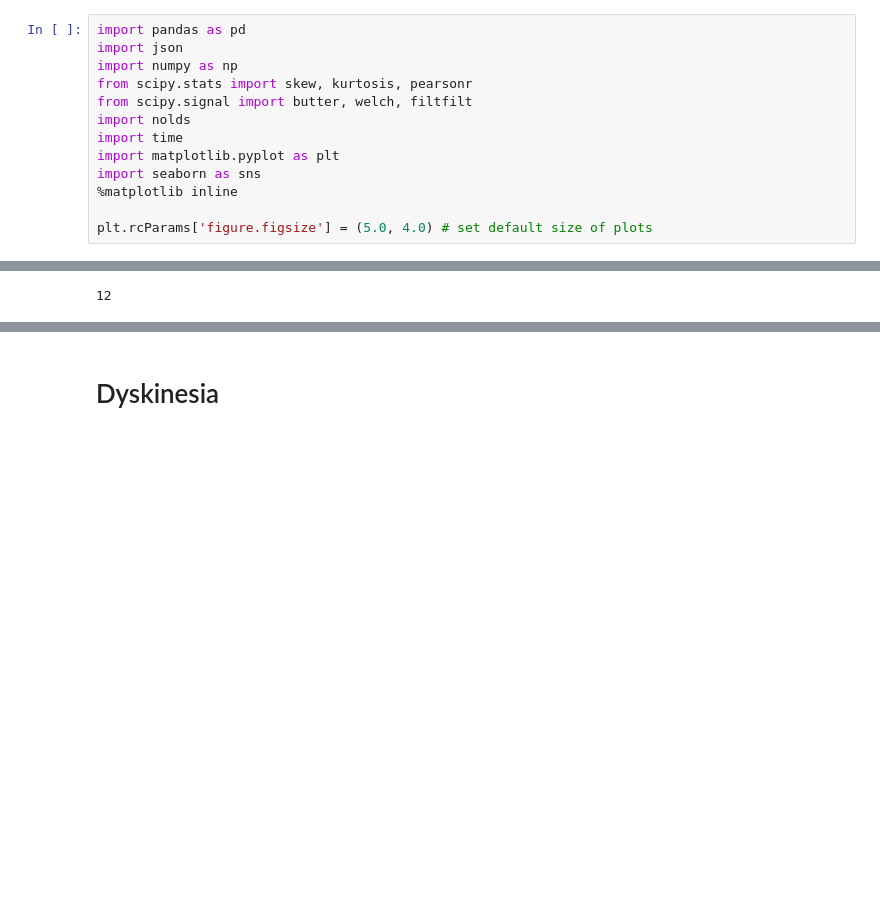
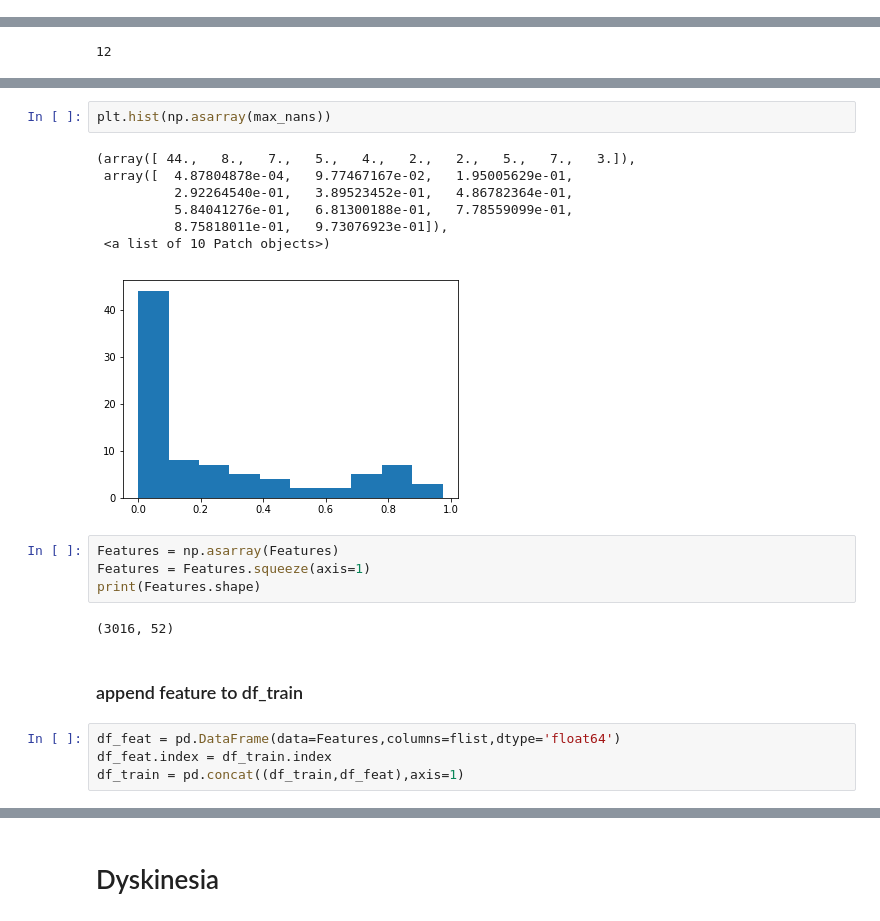
Before and after one commit to Luke3D/Misccode, a Jupyter notebook: Dataprocessing.ipynb, the cells around one changed output, grey strips where cells are left out. Saved outputs shown, nothing was run; the diff lists cells and outputs as text; blank space fills up the shorter version.

```diff
--- a/Dataprocessing.ipynb
+++ b/Dataprocessing.ipynb
@@ -230,16 +27,3 @@ import synapseclient
 syn=synapseclient.login()
 # %% [output]
 Welcome, Luca Lonini!
-# %%
-import pandas as pd
-import json
-import numpy as np
-from scipy.stats import skew, kurtosis, pearsonr
-from scipy.signal import butter, welch, filtfilt
-import nolds
-import time
-import matplotlib.pyplot as plt
-import seaborn as sns
-%matplotlib inline
-
-plt.rcParams['figure.figsize'] = (5.0, 4.0) # set default size of plots
@@ -300,0 +693,22 @@ sum(table.tremorScore==4)
+# %%
+plt.hist(np.asarray(max_nans))
+# %% [output]
+(array([ 44.,   8.,   7.,   5.,   4.,   2.,   2.,   5.,   7.,   3.]),
+ array([  4.87804878e-04,   9.77467167e-02,   1.95005629e-01,
+          2.92264540e-01,   3.89523452e-01,   4.86782364e-01,
+          5.84041276e-01,   6.81300188e-01,   7.78559099e-01,
+          8.75818011e-01,   9.73076923e-01]),
+ <a list of 10 Patch objects>)
+[figure, added]
+# %%
+Features = np.asarray(Features)
+Features = Features.squeeze(axis=1)
+print(Features.shape)
+# %% [output]
+(3016, 52)
+# %% [markdown]
+### append feature to df_train
+# %%
+df_feat = pd.DataFrame(data=Features,columns=flist,dtype='float64')
+df_feat.index = df_train.index
+df_train = pd.concat((df_train,df_feat),axis=1)
```
Also changed, not shown: parts of 151 cells of this notebook.
